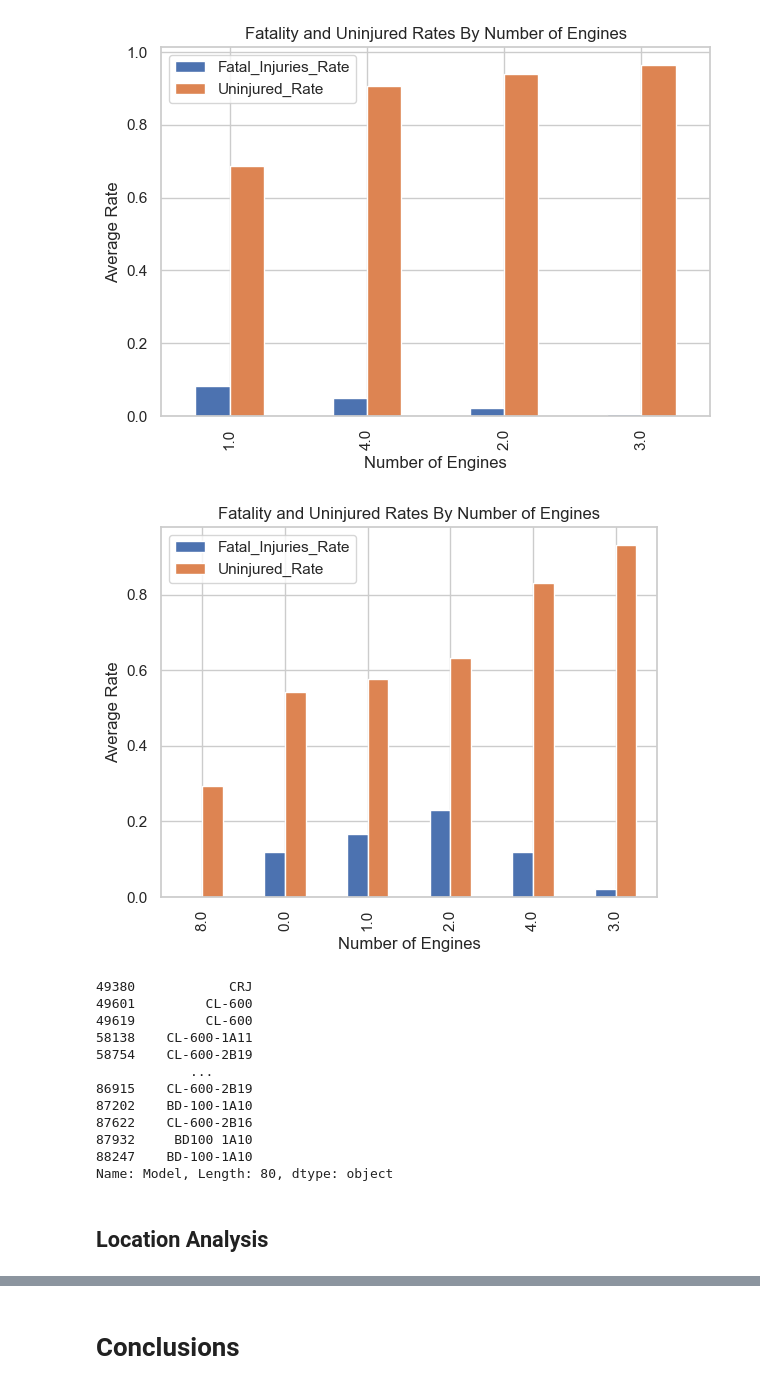
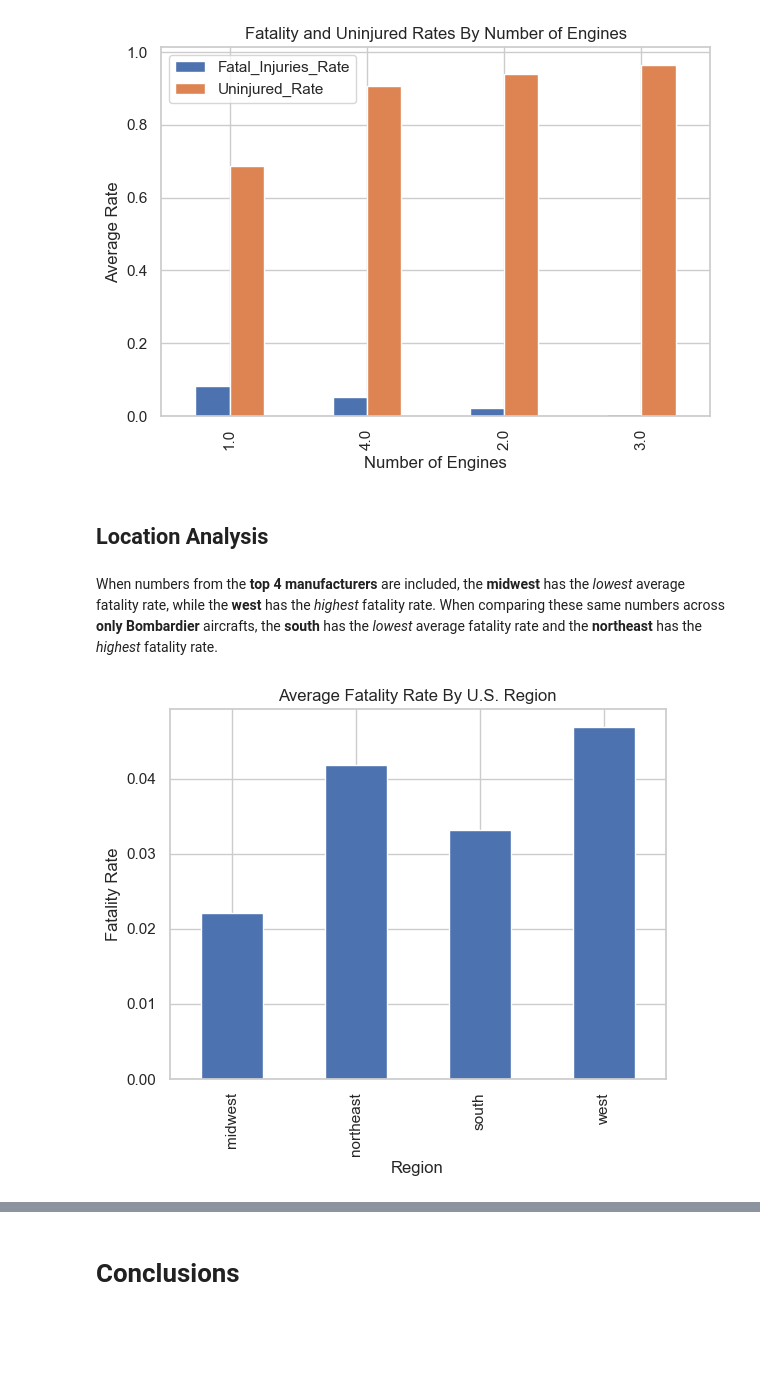
Before and after one commit to scarlettvalentin/aviation_project, a Jupyter notebook: notebook.ipynb, the cells around one changed output, grey strips where cells are left out. Cells and saved outputs as stored; diff of their text form; code cells hidden in the pictures; blank space fills up the shorter version.

```diff
--- a/notebook.ipynb
+++ b/notebook.ipynb
@@ -260,3 +260,26 @@ See the caveats in the documentation: https://pandas.pydata.org/pandas-docs/stab
 | 88886 | 20221227106497 | Accident | WPR23LA075 | 2022-12-26 | United States | PAN | PAYSON | ... |
 | 88888 | 20221230106513 | Accident | ERA23LA097 | 2022-12-29 | United States | NaN | NaN | ... |
 68940 rows × 29 columns
+# %%
+# Define function to categorize states into 1 of 4 regions
+def region_labeler(state):
+
+    # Define regions to categorize states
+    west = ['WA', 'OR', 'CA', 'MT', 'ID', 'WY', 'NV', 'UT', 'CO', 'AZ', 'NM', 'AK', 'HI']
+    midwest = ['ND', 'SD', 'NE', 'KS', 'MN', 'IA', 'MO', 'WI', 'IL', 'IN', 'MI', 'OH']
+    south = ['TX', 'OK', 'AR', 'LA', 'MS', 'AL', 'TN', 'KY', 'WV', 'DE', 'MD', 'VA', 'NC', 'SC', 'GA', 'FL']
+    northeast = ['ME', 'VT', 'NH', 'MA', 'CT', 'RI', 'NY', 'PA', 'NJ', 'DC']
+
+    if state in west:
+        return 'west'
+    elif state in midwest:
+        return 'midwest'
+    elif state in south:
+        return 'south'
+    elif state in northeast:
+        return 'northeast'
+    else:
+        return None
+# %%
+# Create 'Region' column using region_labeler function
+us_flights['Region'] = us_flights['State'].map(lambda x: region_labeler(x))
@@ -262,0 +312,2 @@ See the caveats in the documentation: https://pandas.pydata.org/pandas-docs/stab
+# %%
+us_flights.dropna(subset='Region', inplace=True)
@@ -421,30 +477,10 @@ plt.tight_layout()
 plt.savefig('rates_by_eng.png')
 # %% [output]
 [figure]
-# %%
-# DELETE
-ax = engine_data.groupby(['Number_Of_Engines'])[['Fatal_Injuries_Rate', 'Uninjured_Rate']]\
-    .mean().sort_values(by='Uninjured_Rate', ascending=True).plot(kind='bar', stacked=False);
-ax.set(xlabel='Number of Engines', ylabel='Average Rate', title='Fatality and Uninjured Rates By Number of Engines');
-# %% [output]
-[figure, removed]
 # %%
 # Bombardier aircrafts only come with 1 or 2 engines. According to the data, 2 engines are safer than one. I recommend we purchase
 # a Bombardier aircraft with 2 engines.
 make_options = top_4_makes['Model'][(top_4_makes['Make']=='Bombardier') & (top_4_makes['Number_Of_Engines']==2)]
 make_options
-# %% [output]
-49380            CRJ
-49601         CL-600
-49619         CL-600
-58138    CL-600-1A11
-58754    CL-600-2B19
-            ...
-86915    CL-600-2B19
-87202    BD-100-1A10
-87622    CL-600-2B16
-87932     BD100 1A10
-88247    BD-100-1A10
-Name: Model, Length: 80, dtype: object
 # %% [markdown]
 ## Location Analysis
@@ -452,0 +487,8 @@ Name: Model, Length: 80, dtype: object
+# %% [markdown]
+When numbers from the **top 4 manufacturers** are included, the **midwest** has the *lowest* average fatality rate, while the **west** has the *highest* fatality rate. When comparing these same numbers across **only Bombardier** aircrafts, the **south** has the *lowest* average fatality rate and the **northeast** has the *highest* fatality rate.
+# %%
+# Create bar chart
+ax = top_4_makes.groupby('Region')['Fatal_Injuries_Rate'].mean().plot(x='Region', y='Fatal_Injuries_Rate', kind='bar')
+ax.set(xlabel='Region', ylabel='Fatality Rate', title='Average Fatality Rate By U.S. Region');
+# %% [output]
+[figure, added]
```
Also changed, not shown: parts of 21 cells of this notebook.
